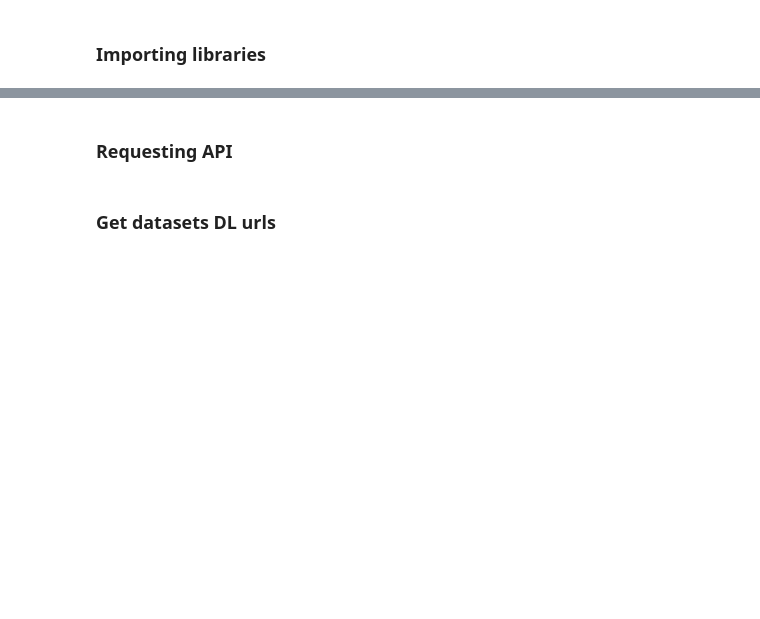
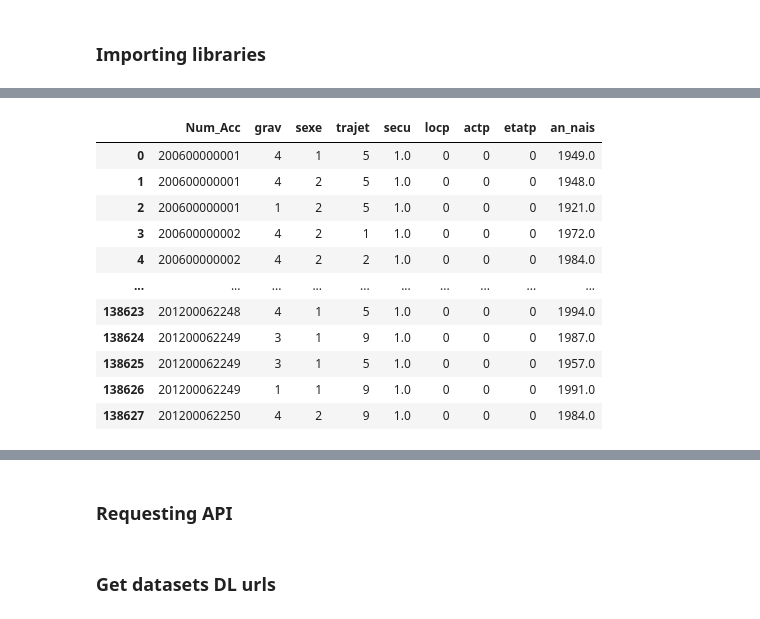
Before and after one commit to AurelienBr22/CyclingFacilities, a Jupyter notebook: notebooks/notebook_axel.ipynb, the cells around one changed output, grey strips where cells are left out. Drawn from its saved outputs; the diff is of its cells as text; code cells hidden in the pictures; blank space fills up the shorter version.

Commit message:
adds data functions in notebook

```diff
--- a/notebooks/notebook_axel.ipynb
+++ b/notebooks/notebook_axel.ipynb
@@ -13,0 +401,80 @@ import yaml
+# %%
+# Création d'une colonne uniques pour merger les df usagers et véhicules
+# usagers_df['aug'] = usagers_df['Num_Acc'].astype(str) + usagers_df['num_veh'].astype(str)
+# vehicules_df['aug'] = vehicules_df['Num_Acc'].astype(str) + vehicules_df['num_veh'].astype(str)
+
+# vehicules_df.shape
+# vehicules_df = vehicules_df[vehicules_df['catv']==1]
+
+
+# On drop les duplicates lorsqu'il y a une plusieurs usagers dans un même véhicules et pour le même accident
+# On crée une colonne pour y ajouter le nombre d'usagers par véhicules
+
+
+# usagers_df['dup_count'] = usagers_df.groupby('aug')['aug'].transform('count')
+# usagers_df = usagers_df.drop_duplicates(subset=['aug'], keep='first')
+
+# On merge véhicules et usagers puis on ne garde que les accidents impliquant un vélo
+# On clean et on drop les doublons
+
+vehi_usa = pd.merge(vehicules_df, usagers_df, on='aug', how='inner')
+vehi_usa = vehi_usa.drop(columns=['num_veh_x', 'num_veh_y', 'Num_Acc_y'])
+vehi_usa = vehi_usa.rename(columns={'Num_Acc_x': 'Num_Acc'})
+
+duplicates_velo = vehi_usa[vehi_usa['Num_Acc'].duplicated(keep=False)]
+duplicates_velo.info()
+
+velo_df = pd.merge(vehi_usa, lieux_df, on='Num_Acc', how='left')
+velo_df = pd.merge(velo_df, caracteristiques_df, on='Num_Acc', how='left')
+
+
+
+# On remplace les valeurs manquantes par la valeur la plus fréquente
+velo_df['lum'].fillna(velo_df['lum'].mode()[0], inplace=True)
+velo_df['agg'].fillna(velo_df['agg'].mode()[0], inplace=True)
+velo_df['atm'].fillna(velo_df['atm'].mode()[0], inplace=True)
+velo_df['atm'] = velo_df['atm'].replace({ -1: 1, 9: 1})
+
+
+# # Obtenez la distribution des valeurs
+# distribution = velo_df['int'].value_counts(normalize=True)
+# # Obtenez les valeurs manquantes
+# missing = velo_df['int'].isnull()
+# # Remplissez les valeurs manquantes en fonction de la distribution
+# velo_df.loc[missing, 'int'] = np.random.choice(distribution.index, size=len(velo_df[missing]), p=distribution.values)
+
+# # Obtenez la distribution des valeurs
+# distribution = velo_df['col'].value_counts(normalize=True)
+# # Obtenez les valeurs manquantes
+# missing = velo_df['col'].isnull()
+# # Remplissez les valeurs manquantes en fonction de la distribution
+# velo_df.loc[missing, 'col'] = np.random.choice(distribution.index, size=len(velo_df[missing]), p=distribution.values)
+# Je remplace le -1 par 1
+velo_df['col'] = velo_df['col'].replace({ -1: 3})
+
+velo_df = velo_df[~(velo_df.adr.isna() & velo_df.lat.isna() & velo_df.long.isna() & velo_df.com.isna() & velo_df.dep.isna())]
+
+# Réinitialisez l'index de votre DataFrame
+velo_df = velo_df.reset_index(drop=True)
+
+# Obtenez la distribution des valeurs
+distribution = velo_df['date'].value_counts(normalize=True)
+
+# Obtenez les valeurs manquantes
+missing = velo_df['date'].isnull()
+
+# Remplissez les valeurs manquantes en fonction de la distribution
+velo_df.loc[missing, 'date'] = np.random.choice(distribution.index, size=len(velo_df[missing]), p=distribution.values)
+# %% [output]
+|  | Num_Acc | grav | sexe | trajet | secu | locp | actp | etatp | an_nais |
+| 0 | 200600000001 | 4 | 1 | 5 | 1.0 | 0 | 0 | 0 | 1949.0 |
+| 1 | 200600000001 | 4 | 2 | 5 | 1.0 | 0 | 0 | 0 | 1948.0 |
+| 2 | 200600000001 | 1 | 2 | 5 | 1.0 | 0 | 0 | 0 | 1921.0 |
+| 3 | 200600000002 | 4 | 2 | 1 | 1.0 | 0 | 0 | 0 | 1972.0 |
+| 4 | 200600000002 | 4 | 2 | 2 | 1.0 | 0 | 0 | 0 | 1984.0 |
+| ... | ... | ... | ... | ... | ... | ... | ... | ... | ... |
+| 138623 | 201200062248 | 4 | 1 | 5 | 1.0 | 0 | 0 | 0 | 1994.0 |
+| 138624 | 201200062249 | 3 | 1 | 9 | 1.0 | 0 | 0 | 0 | 1987.0 |
+| 138625 | 201200062249 | 3 | 1 | 5 | 1.0 | 0 | 0 | 0 | 1957.0 |
+| 138626 | 201200062249 | 1 | 1 | 9 | 1.0 | 0 | 0 | 0 | 1991.0 |
+| 138627 | 201200062250 | 4 | 2 | 9 | 1.0 | 0 | 0 | 0 | 1984.0 |
```
Also changed, not shown: parts of 28 cells of this notebook.
